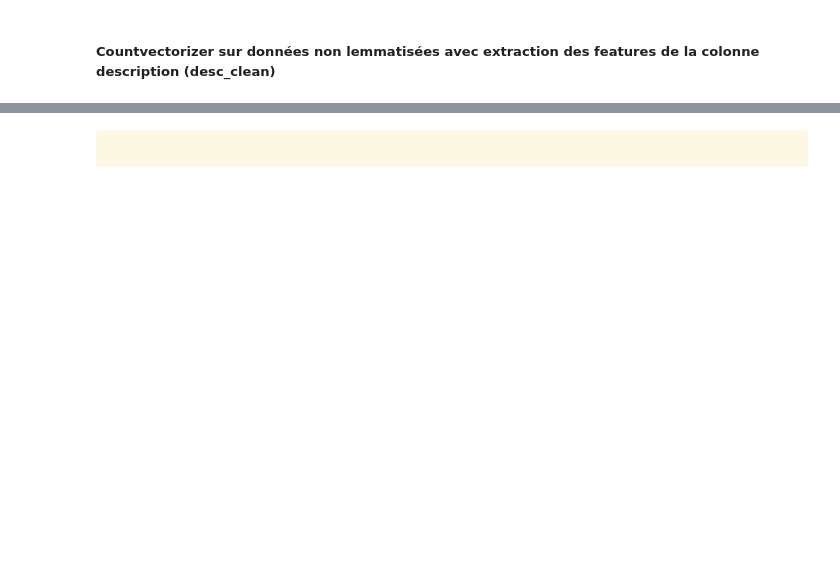
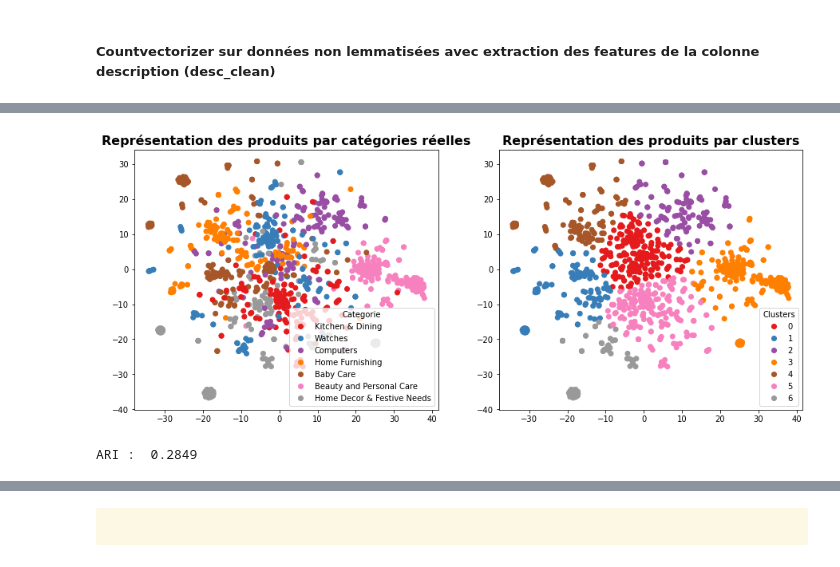
Before and after one commit to Milie-Mimi/OC_DS_Project6, a Jupyter notebook: GROSCHENE_Emilie_1_notebook_012023.ipynb, the cells around one changed output, grey strips where cells are left out. Drawn from its saved outputs; the diff is of its cells as text; code cells hidden in the pictures; blank space fills up the shorter version.

```diff
--- a/GROSCHENE_Emilie_1_notebook_012023.ipynb
+++ b/GROSCHENE_Emilie_1_notebook_012023.ipynb
@@ -1623,0 +1640,8 @@ poids=frequence du n-gram × idf(n-gramme)
+# %%
+ TSNE_visu_fct(X_tsne_tfidf_desc_lem,
+               y_cat_num,
+               labels_tfidf_desc_lem,
+               ARI_tfidf_desc_lem)
+# %% [output]
+[figure, added]
+ARI :  0.2849
```
Also changed, not shown: parts of 63 cells of this notebook.
